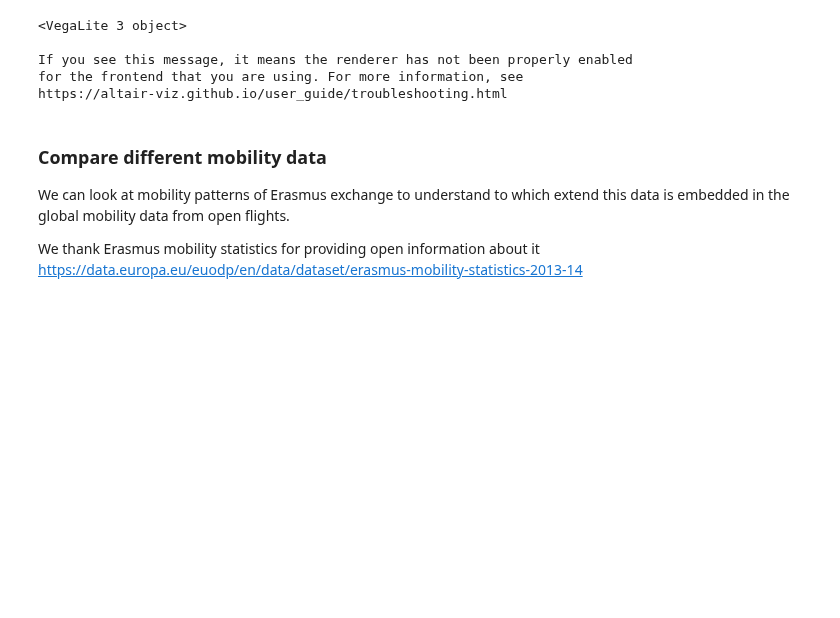
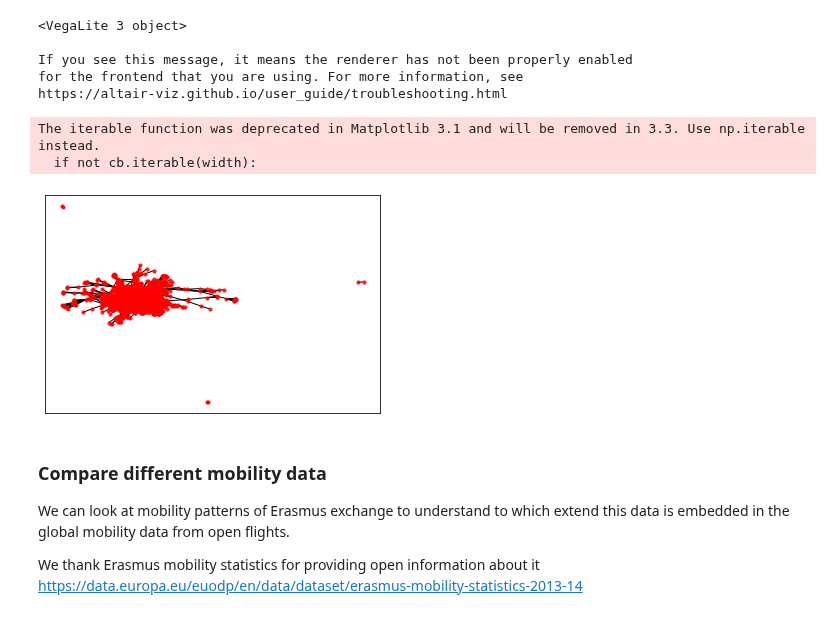
Before and after one commit to Liyubov/mobility_analysis_openhumans, a Jupyter notebook: mobilitydata analyzer.ipynb, the cells around one changed output. Saved outputs shown, nothing was run; the diff lists cells and outputs as text; code cells hidden in the pictures; blank space fills up the shorter version.

Commit message:
updated analysis of mobility, erasmus network
work in progress

```diff
--- a/mobilitydata analyzer.ipynb
+++ b/mobilitydata analyzer.ipynb
@@ -545,6 +545,69 @@ alt.Chart(source).transform_calculate(
 If you see this message, it means the renderer has not been properly enabled
 for the frontend that you are using. For more information, see
 https://altair-viz.github.io/user_guide/troubleshooting.html
+# %%
+# Import networkx and initialize the graph.
+import networkx as nx
+
+
+# Initialize the weights dictionary.
+weights = {}
+# Keep track of keys that have been added once -- we only want edges with a weight of more than 1 to keep our network size manageable.
+added_keys = []
+# Iterate through each route.
+for name, row in routes.iterrows():
+    # Extract the source and dest airport ids.
+    source = row["source_id"]
+    dest = row["dest_id"]
+        # Create a key for the weights dictionary.
+    # This corresponds to one edge, and has the start and end of the route.
+    key = "{0}_{1}".format(source, dest)
+    # If the key is already in weights, increment the weight.
+    if key in weights:
+        weights[key] += 1
+    # If the key is in added keys, initialize the key in the weights dictionary, with a weight of 2.
+    elif key in added_keys:
+        weights[key] = 2
+    # If the key isn't in added_keys yet, append it.
+    # This ensures that we aren't adding edges with a weight of 1.
+    else:
+        added_keys.append(key)
+
+graph = nx.Graph()
+# Keep track of added nodes in this set so we don't add twice.
+nodes = set()
+# Iterate through each edge.
+for k, weight in weights.items():
+    try:
+        # Split the source and dest ids and convert to integers.
+        source, dest = k.split("_")
+        source, dest = [int(source), int(dest)]
+        # Add the source if it isn't in the nodes.
+        if source not in nodes:
+            graph.add_node(source)
+        # Add the dest if it isn't in the nodes.
+        if dest not in nodes:
+            graph.add_node(dest)
+        # Add both source and dest to the nodes set.
+        # Sets don't allow duplicates.
+        nodes.add(source)
+        nodes.add(dest)
+                # Add the edge to the graph.
+        graph.add_edge(source, dest, weight=weight)
+    except (ValueError, IndexError):
+        passpos=nx.spring_layout(graph)
+
+# Draw the nodes and edges.
+
+pos=nx.spring_layout(graph)
+nx.draw_networkx_nodes(graph, pos, node_color='red', node_size=10, alpha=0.8)
+nx.draw_networkx_edges(graph,pos, width=1.0,alpha=1) #nx.draw_networkx_edges(graph,pos,width=1.0,alpha=1)
+# Show the plot.
+plt.show()
+# %% [output]
+The iterable function was deprecated in Matplotlib 3.1 and will be removed in 3.3. Use np.iterable instead.
+  if not cb.iterable(width):
+[figure, added]
 # %% [markdown]
 ### Compare different mobility data
 
```
Also changed, not shown: parts of 1 cell of this notebook.
